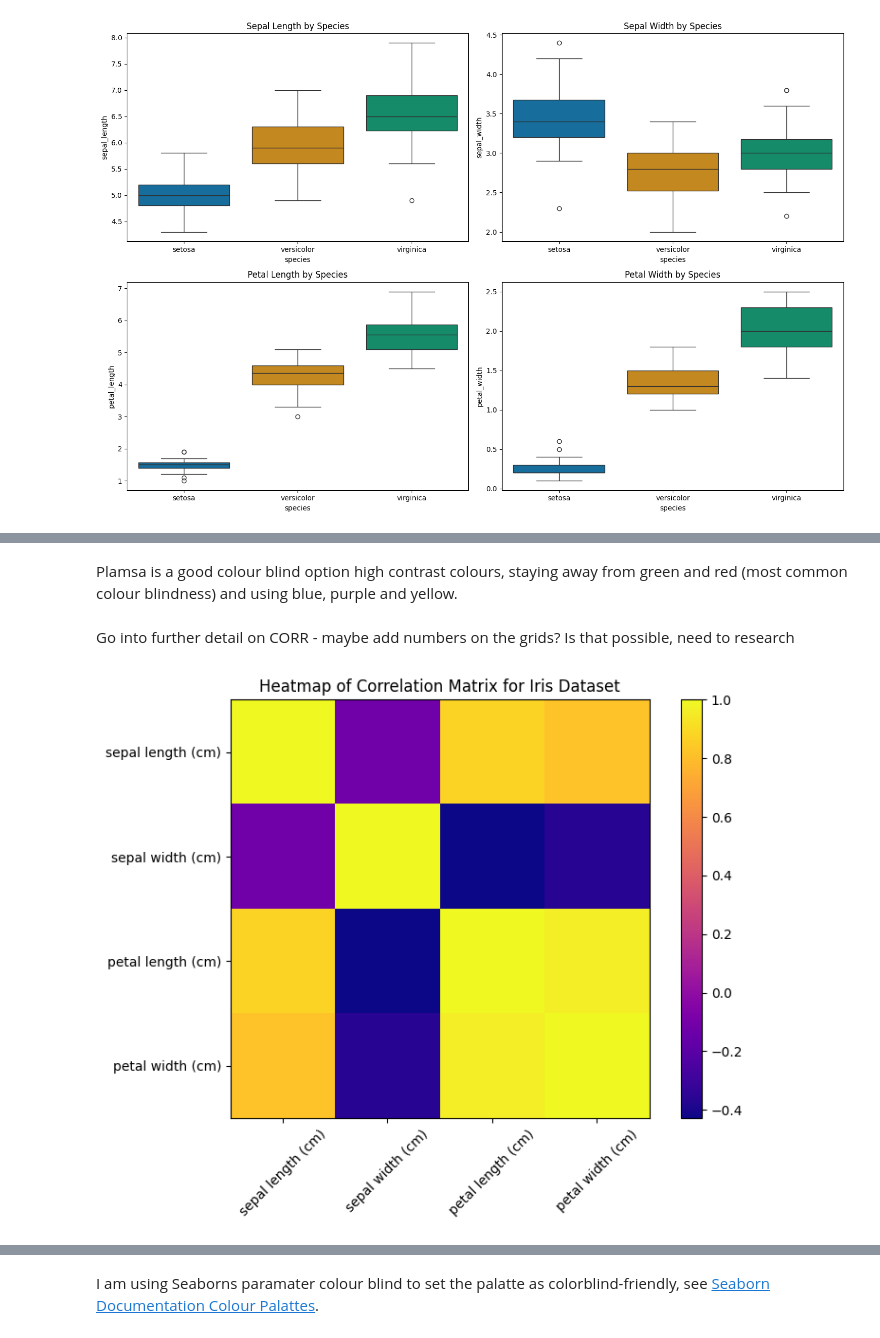
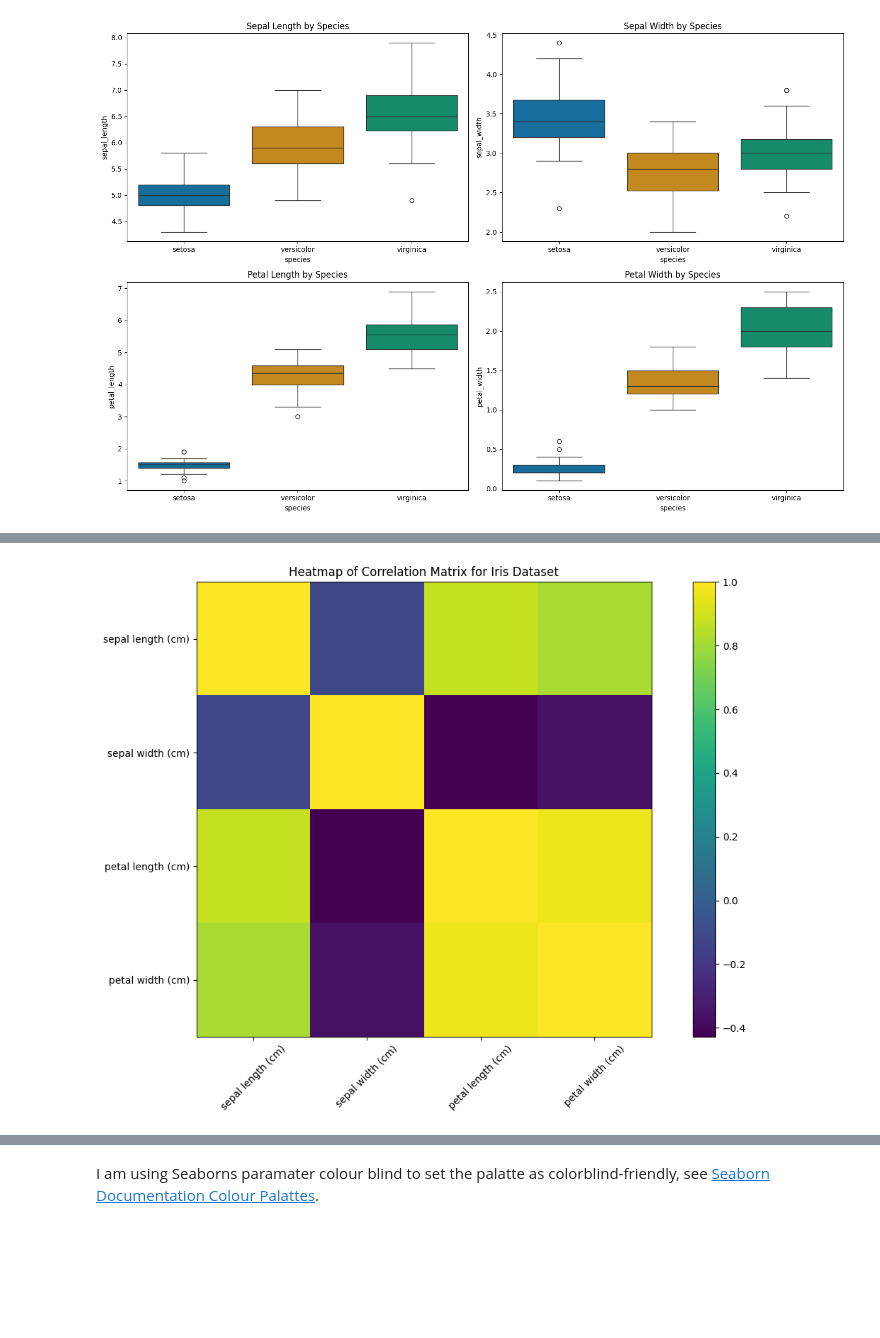
Before and after one commit to LDonn32/pands-project, a Jupyter notebook: analysis.ipynb, the cells around one changed output, grey strips where cells are left out. Cells and saved outputs as stored; diff of their text form; code cells hidden in the pictures; blank space fills up the shorter version.

```diff
--- a/analysis.ipynb
+++ b/analysis.ipynb
@@ -707,69 +697,44 @@ Looking at the heatmap I can see that the Petal length is highly correlated with
 
 [www.atlassian.com](https://www.atlassian.com/data/charts/heatmap-complete-guide#:~:text=Petal%20length%20is%20highly%20correlated%20with%20petal%20width%20and%20sepal%20length%3B%20sepal%20length%20is%20negatively%20correlated%20with%20the%20other%20three%20variables.)
-# %% [markdown]
-Plamsa is a good colour blind option high contrast colours, staying away from green and red (most common colour blindness) and using blue, purple and yellow.
-# %% [markdown]
-Go into further detail on CORR - maybe add numbers on the grids? Is that possible, need to research
 # %%
-# Import the necessary libraries.
-import pandas as pd
-import numpy as np
-import matplotlib.pyplot as plt
-from sklearn.datasets import load_iris
-
-# Load the iris dataset.
-# See: https://scikit-learn.org/stable/modules/generated/sklearn.datasets.load_iris.html
-iris = load_iris()
-
-#convert the data into a Pandas Dataframe
-# adds columns based off the feature names from the data
-
-df = pd.DataFrame(data=iris.data, columns=iris.feature_names)
-
 # Using the corr() function to calculate correlations between columns in the DF.
 # See: https://www.geeksforgeeks.org/python-pandas-dataframe-corr/
-
 corr_matrix = df.corr()
 
 # Set the figure size.
-plt.figure(figsize=(8, 6))
+plt.figure(figsize=(12, 8))
 
 # Create the heatmap using the imshow() function.
 # See: https://matplotlib.org/stable/gallery/images_contours_and_fields/image_annotated_heatmap.html
-# Using the cmap 'PiYG' to choose pink and green colours for the heatmap.
 # See: https://matplotlib.org/stable/tutorials/colors/colormaps.html
 # See: https://matplotlib.org/stable/api/_as_gen/matplotlib.pyplot.imshow.html
 
-plt.imshow(corr_matrix, cmap='plasma', interpolation='none')
+plt.imshow(corr_matrix, cmap='viridis', interpolation='none')
 
 # Add a color bar.
-
 plt.colorbar()
 
 # Set the x axis ticks.
 # See: https://matplotlib.org/stable/api/_as_gen/matplotlib.pyplot.xticks.html
-
 plt.xticks(np.arange(len(corr_matrix.columns)), corr_matrix.columns, rotation=45)
 
 # Set the y-axis ticks.
 # See: https://matplotlib.org/stable/api/_as_gen/matplotlib.pyplot.yticks.html
-
 plt.yticks(np.arange(len(corr_matrix.columns)), corr_matrix.columns)
 
 # Set a title and show.
-
 plt.title('Heatmap of Correlation Matrix for Iris Dataset')
 
 # Adjust layout for better spacing.
 # See: https://matplotlib.org/stable/api/_as_gen/matplotlib.pyplot.tight_layout.html
-
 plt.tight_layout()
 
+plt.savefig('iris_heatmap.png')
+
 # Show the heatmap.
-
 plt.show()
 # %% [output]
-[figure, old version]
+[figure, new version]
 # %% [markdown]
 ## Analysis from HeatMap
 
```
Also changed, not shown: parts of 30 cells of this notebook, 8 other files.
